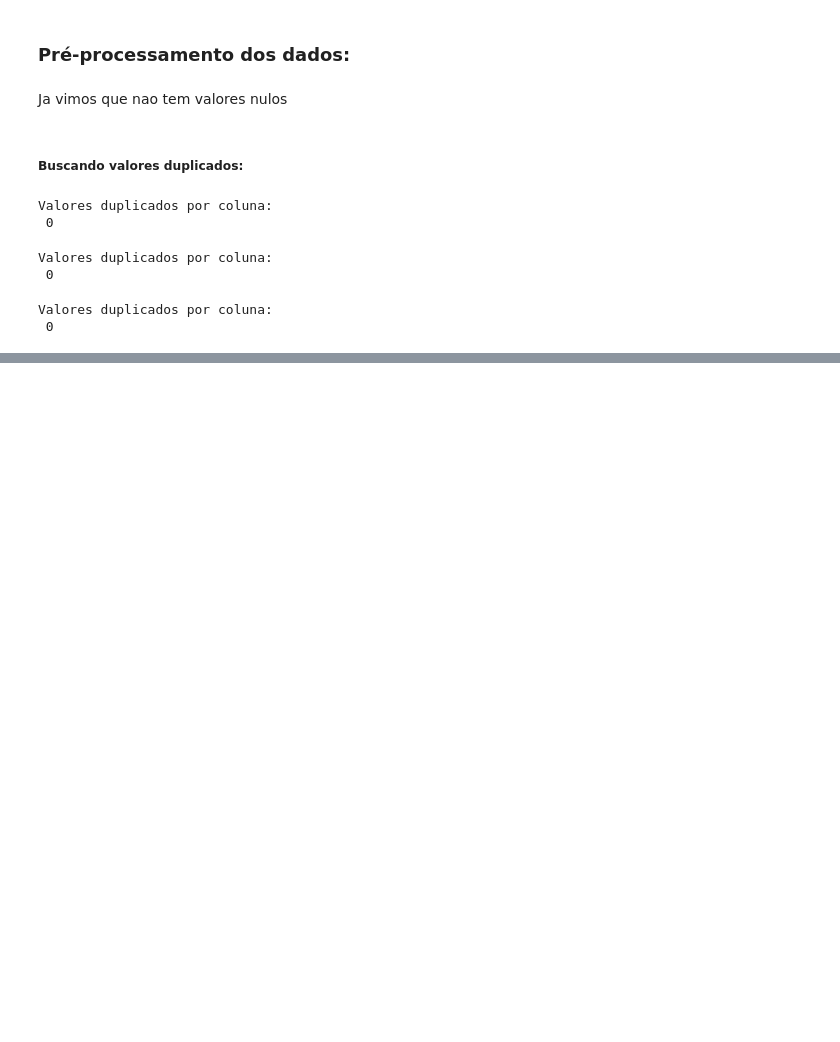
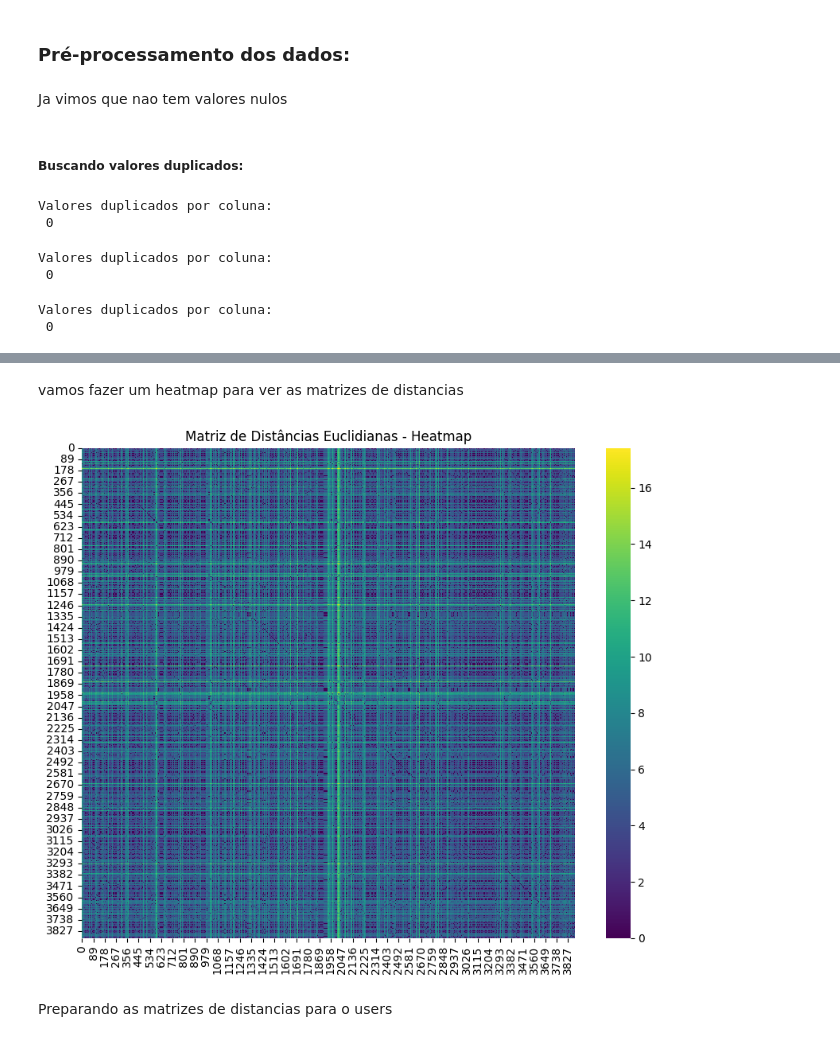
Before and after one commit to thiagomout/datamining, a Jupyter notebook: movie_cluster/movie_cluster.ipynb, the cells around one changed output, grey strips where cells are left out. Drawn from its saved outputs; the diff is of its cells as text; code cells hidden in the pictures; blank space fills up the shorter version.

Commit message:
distance matrix

```diff
--- a/movie_cluster/movie_cluster.ipynb
+++ b/movie_cluster/movie_cluster.ipynb
@@ -269,0 +281,2 @@ Valores duplicados por coluna:
+# %%
+df_genres = df_movies['Genres'].str.get_dummies(sep='|')
@@ -269,0 +292,5 @@ Valores duplicados por coluna:
+# %%
+from sklearn.preprocessing import StandardScaler
+
+scaler = StandardScaler()
+data_normalized = scaler.fit_transform(df_genres)
@@ -269,0 +306,8 @@ Valores duplicados por coluna:
+# %%
+from scipy.spatial.distance import pdist, squareform
+
+dist_matrix = pdist(data_normalized, metric='euclidean')
+dist_matrix_square = squareform(dist_matrix)
+
+print("Matriz de Distâncias Euclidianas:")
+print(dist_matrix_square)
@@ -269,0 +329,11 @@ Valores duplicados por coluna:
+# %% [markdown]
+vamos fazer um heatmap para ver as matrizes de distancias
+# %%
+plt.figure(figsize=(10, 8))
+sns.heatmap(dist_matrix_square, cmap='viridis')
+plt.title('Matriz de Distâncias Euclidianas - Heatmap')
+plt.show()
+# %% [output]
+[figure, added]
+# %% [markdown]
+Preparando as matrizes de distancias para o users
```
Also changed, not shown: parts of 10 cells of this notebook.
